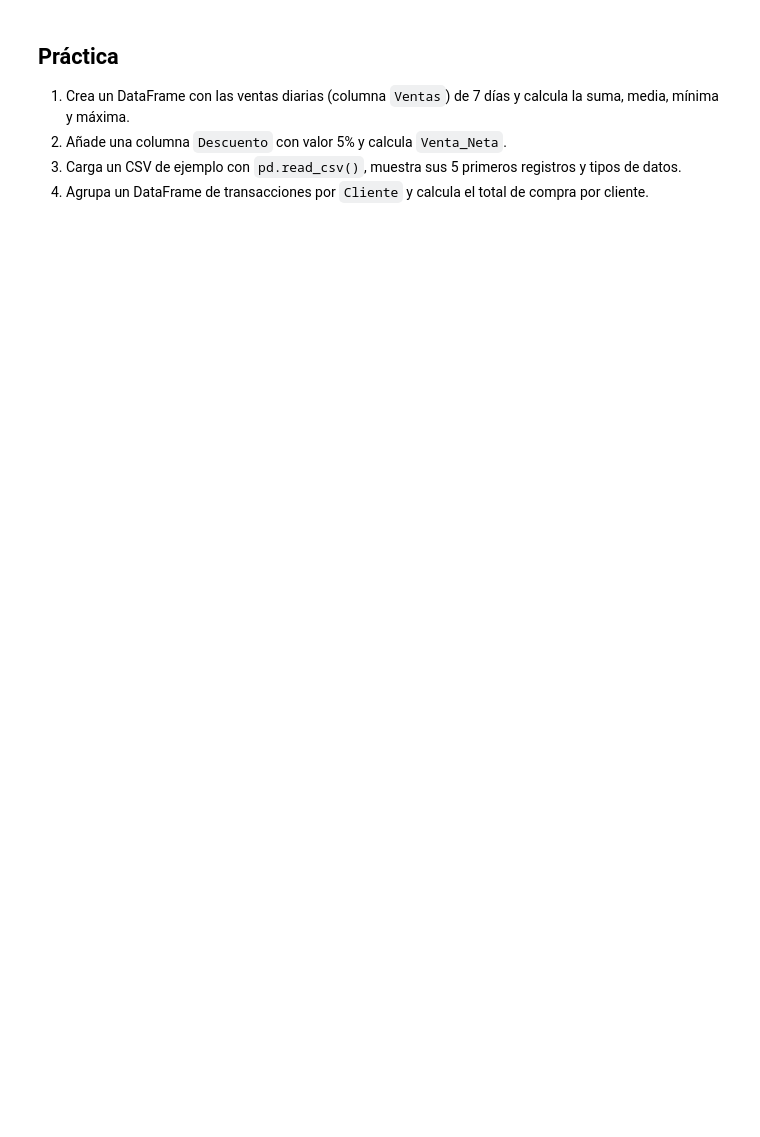
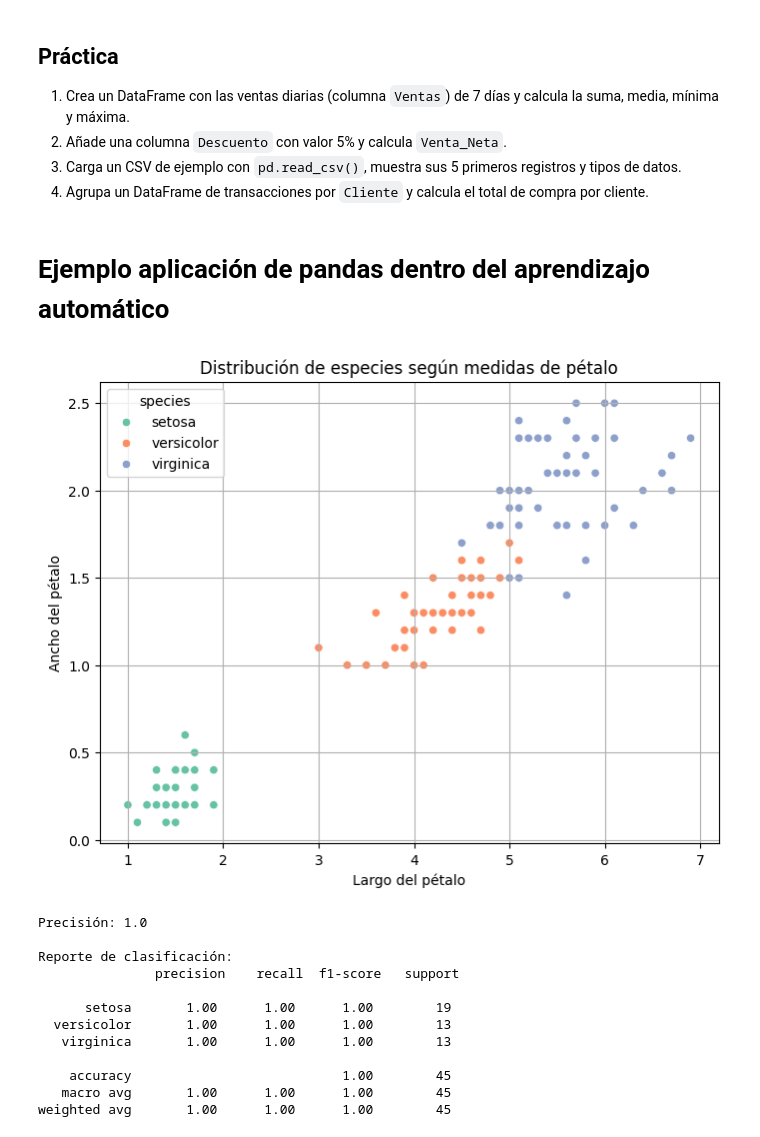
Before and after one commit to mejiskunjan/Introduccion_python_bases, a Jupyter notebook: Estructuras/src_sol/Pandas_sol.ipynb, the cells around one changed output. Saved outputs shown, nothing was run; the diff lists cells and outputs as text; code cells hidden in the pictures; blank space fills up the shorter version.

```diff
--- a/Estructuras/src_sol/Pandas_sol.ipynb
+++ b/Estructuras/src_sol/Pandas_sol.ipynb
@@ -200,0 +381,53 @@ print("\nCuadrante inferior derecho (4×4):\n", inf_der)
+# %% [markdown]
+# Ejemplo aplicación de pandas dentro del aprendizajo automático
+# %%
+import pandas as pd
+import seaborn as sns
+import matplotlib.pyplot as plt
+from sklearn.model_selection import train_test_split
+from sklearn.ensemble import RandomForestClassifier
+from sklearn.metrics import classification_report, accuracy_score
+
+# 1. Cargar el dataset iris
+iris = sns.load_dataset('iris')
+
+# 2. Visualización: dispersión de largo vs ancho del pétalo
+plt.figure(figsize=(8, 6))
+sns.scatterplot(data=iris, x='petal_length', y='petal_width', hue='species', palette='Set2')
+plt.title('Distribución de especies según medidas de pétalo')
+plt.xlabel('Largo del pétalo')
+plt.ylabel('Ancho del pétalo')
+plt.grid(True)
+plt.show()
+
+# 3. Preparar datos para el modelo
+X = iris.drop('species', axis=1)
+y = iris['species']
+
+# 4. Dividir en entrenamiento y prueba
+X_train, X_test, y_train, y_test = train_test_split(X, y, test_size=0.3, random_state=42)
+
+# 5. Entrenar modelo Random Forest
+clf = RandomForestClassifier(n_estimators=100, random_state=42)
+clf.fit(X_train, y_train)
+
+# 6. Predicciones
+y_pred = clf.predict(X_test)
+
+# 7. Evaluación
+print("Precisión:", accuracy_score(y_test, y_pred))
+print("\nReporte de clasificación:\n", classification_report(y_test, y_pred))
+# %% [output]
+[figure, added]
+Precisión: 1.0
+
+Reporte de clasificación:
+               precision    recall  f1-score   support
+
+      setosa       1.00      1.00      1.00        19
+  versicolor       1.00      1.00      1.00        13
+   virginica       1.00      1.00      1.00        13
+
+    accuracy                           1.00        45
+   macro avg       1.00      1.00      1.00        45
+weighted avg       1.00      1.00      1.00        45
```
Also changed, not shown: parts of 21 cells of this notebook.
